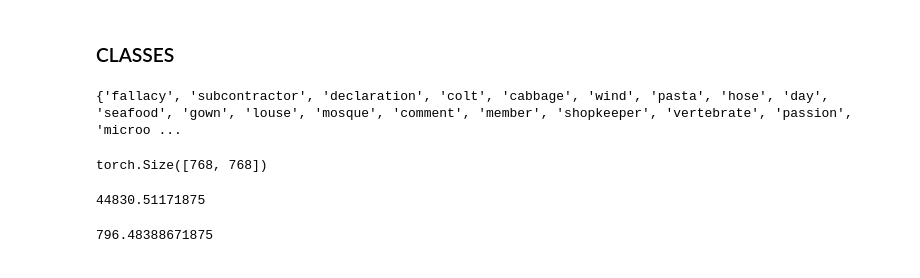
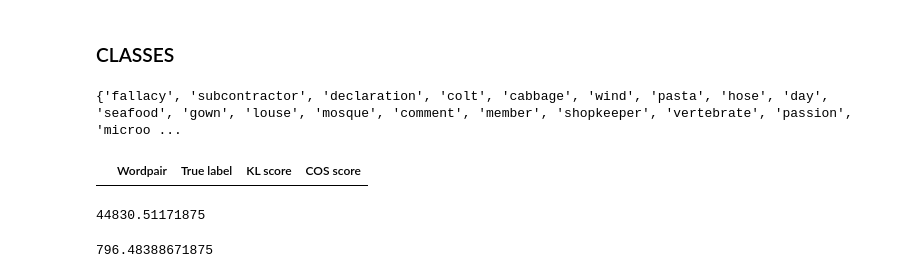
Before and after one commit to roritol/Bachelor-thesis, a Jupyter notebook: jupyter_notebook/Pipeline_Bert_Baroni.ipynb, the cells around one changed output. Drawn from its saved outputs; the diff is of its cells as text; code cells hidden in the pictures.

```diff
--- a/jupyter_notebook/Pipeline_Bert_Baroni.ipynb
+++ b/jupyter_notebook/Pipeline_Bert_Baroni.ipynb
@@ -135,10 +135,14 @@ with open("../data_distrembed/curated50000.pickle", "r") as f:
 print(contents)# prints the contents of the file
 # %%
 embavg = torch.load('../data_distrembed/onetenth_vocab.embavg.pt')
-# %%
-embavg._cov[10].size()
-# %% [output]
-torch.Size([768, 768])
+# %%
+import pickle5 as pickle
+with open('df1.pickle', 'rb') as f:
+        wikidata = pickle.load(f)
+# %%
+wikidata
+# %% [output]
+|  | Wordpair | True label | KL score | COS score |
 # %%
 def calculate_kl_bert(wordpair, embavg, is_diagonal, vocab):
     # Get the mean vectors and covariance matrices for the two words in the word pair
```
Also changed, not shown: parts of 1 cell of this notebook, 1 other file.
